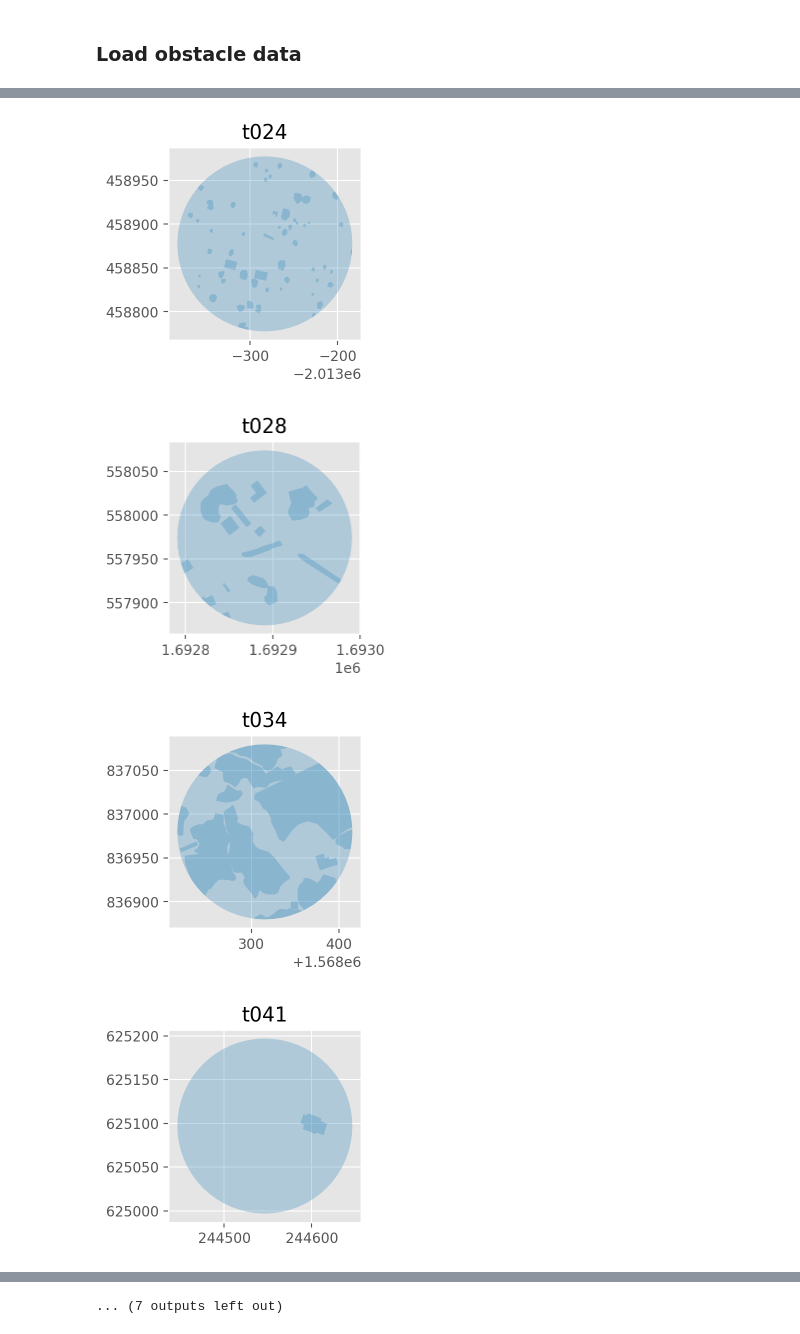
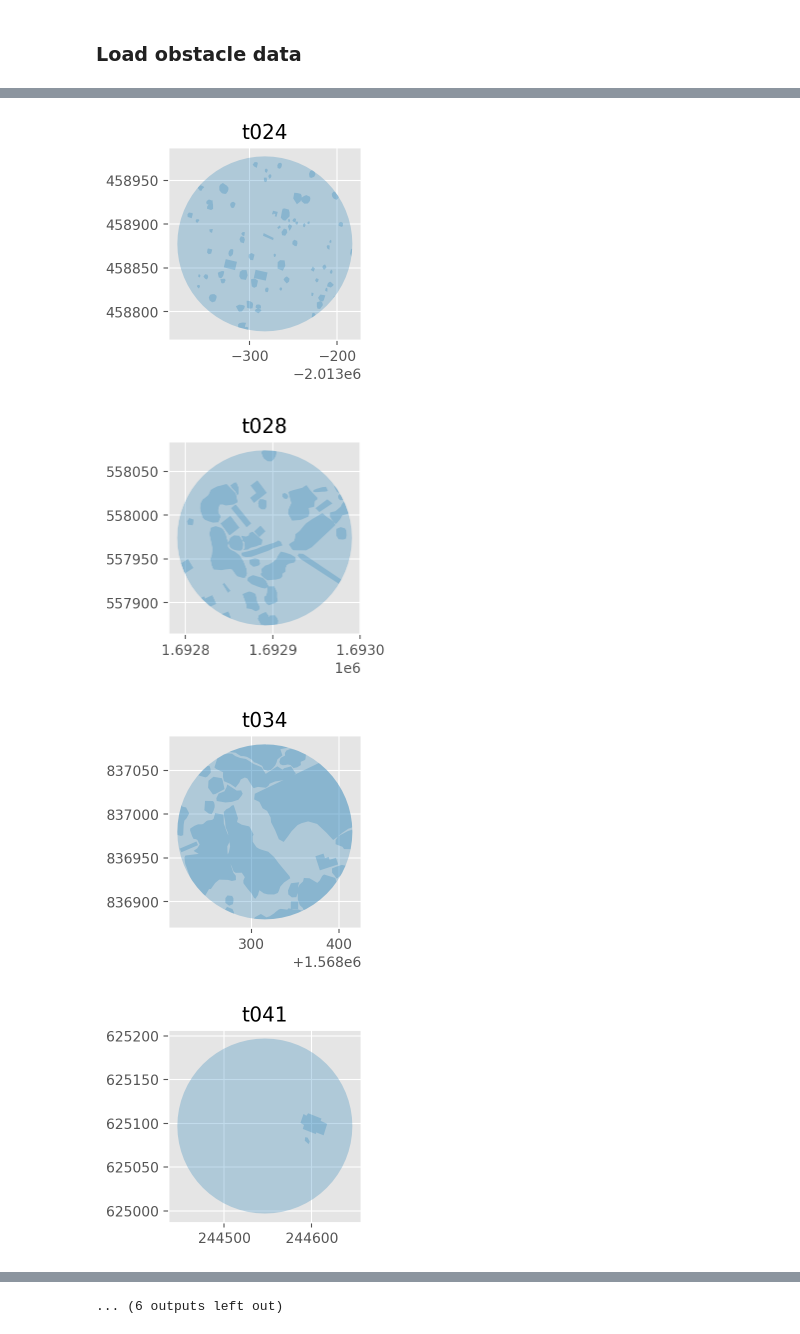
Before and after one commit to NREL/dw-tap, a Jupyter notebook: notebooks/validation/10 Obstacle Characterization.ipynb, the cells around one changed output, grey strips where cells are left out. Saved outputs shown, nothing was run; the diff lists cells and outputs as text; code cells hidden in the pictures.

Commit message:
Use improved filter_obstacles() and create all_obstacles.json

```diff
--- a/notebooks/validation/10 Obstacle Characterization.ipynb
+++ b/notebooks/validation/10 Obstacle Characterization.ipynb
@@ -47,7 +47,7 @@ wind_sources = ["wtk", "wtk_led_2019"] # One of: ["wtk", "wtk_led_2018", "wtk_le
 # %%
+sites_with_tall_blgs = []
+
 for tid in selected:
-    if tid == "t135":
-        continue
 
     index_row = index[index["APRS ID"] == tid].iloc[0]
     z_turbine = index_row["Hub Height (m)"]
@@ -64,11 +64,16 @@ for tid in selected:
                                        include_trees=True,
                                        turbine_height_for_checking=z_turbine)
 
+        if len(obstacle_df[obstacle_df["height"] >= z_turbine]):
+             sites_with_tall_blgs.append(tid)
+
         print("AFTER filtering (%s):" % obstacle_data_file)
         display(obstacle_df)
     else:
         print("Can't access: %s. Skipping" % obstacle_data_file)
     #break
+
+print("Sites with tall bldgs (at least as tall as the turbines):", sites_with_tall_blgs)
 # %% [output]
 Processing:  01 Bergey Turbine Data/3dbuildings_geojson/t024v2.json
 BEFORE filtering (01 Bergey Turbine Data/3dbuildings_geojson/t024v2.json):
@@ -132,11 +137,6 @@ AFTER filtering (01 Bergey Turbine Data/3dbuildings_geojson/t028v2.json):
 # %% [markdown]
 ### Load obstacle data
 # %%
-def filter_obstacles(obstacle_df):
-    selected = obstacle_df[obstacle_df["height_median"] > 1.0].copy().reset_index(drop=True)
-    selected["height"] = selected["height_median"]
-    return selected[["height", "geometry"]]
-
 obstacle_specs = pd.DataFrame(columns=["tid", \
                                        "Number of obstacles", \
                                        "Distance to closest obstacle, m", \
@@ -146,7 +146,7 @@ for tid in selected:
     obstacle_data_dir = "01 Bergey Turbine Data/3dbuildings_geojson"
     obstacle_data_file = "%s/%sv2.json" % (obstacle_data_dir, tid)
     if os.path.exists(obstacle_data_file):
-        display(gpd.read_file(obstacle_data_file))
+        #display(gpd.read_file(obstacle_data_file))
 
         obstacle_df = filter_obstacles(gpd.read_file(obstacle_data_file))
 
@@ -299,9 +251,4 @@ plt.show()
 # %%
-def filter_obstacles(obstacle_df):
-    selected = obstacle_df[obstacle_df["height_median"] > 1.0].copy().reset_index(drop=True)
-    selected["height"] = selected["height_median"]
-    return selected[["height", "geometry"]]
-
 obstacle_specs = pd.DataFrame(columns=["tid", \
                                        "Number of obstacles (within 100m)", \
                                        "Total area of obstacles (within 100m)", \
@@ -315,35 +262,35 @@ for tid in selected:
         row = index[index["APRS ID"] == tid].iloc[0]
         lat = row["Latitude"]
         lon = row["Longitude"]
         turbine_point = Point(_LatLon_To_XY(lat, lon))
         turbine_point_100m = turbine_point.buffer(100)
         stype = row["Site Type"]
 
         # This will overwrite lat/lon's with coords in meters (for distance calculation)
         for idx, row in obstacle_df.iterrows():
             obstacle_df.at[idx, "geometry"] = Polygon([Point(_LatLon_To_XY(p[1], p[0])) for p in row["geometry"].exterior.coords])
         #display(obstacle_df)
 
         u = unary_union([p.intersection(turbine_point_100m) for p in obstacle_df.geometry])
         boundary = gpd.GeoSeries(u)
         boundary[1] = turbine_point_100m
         boundary.plot(alpha=0.3, figsize=(2.5, 2.5)).set_title(tid)
         plt.show()
 
         if type(u) == MultiPolygon:
             obstacle_count = len(u.geoms)
         else:
             # assume single polygon
             obstacle_count = 1
         obstacle_specs.loc[len(obstacle_specs)] = [tid, obstacle_count, u.area, stype]
     else:
         print("Can't access: %s. Skipping" % obstacle_data_file)
 
 display(obstacle_specs)
 # %% [output]
 [figure]
-[figure, old version]
+[figure, new version]
-[figure, old version]
+[figure, new version]
 [figure]
 [figure]
 [figure]
@@ -354,6 +301,6 @@ display(obstacle_specs)
 [figure]
 [figure]
-... (7 outputs left out)
+... (6 outputs left out)
 # %%
 plt.style.use('ggplot')
 
```
Also changed, not shown: parts of 7 cells of this notebook, 1 other file.
